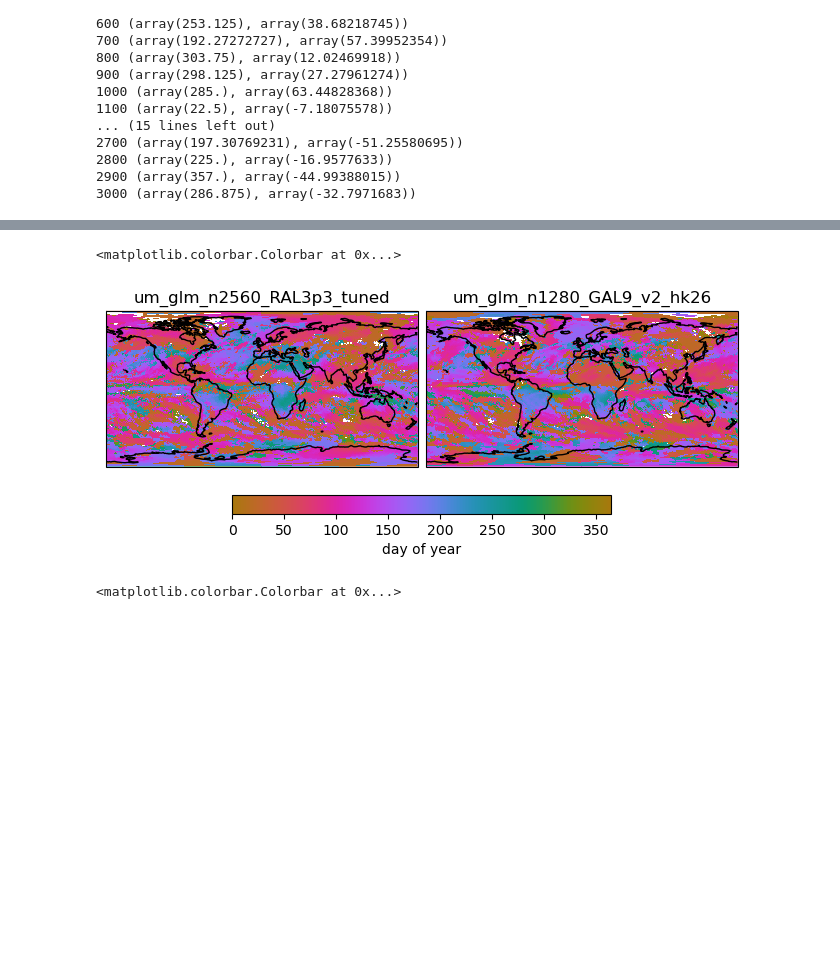
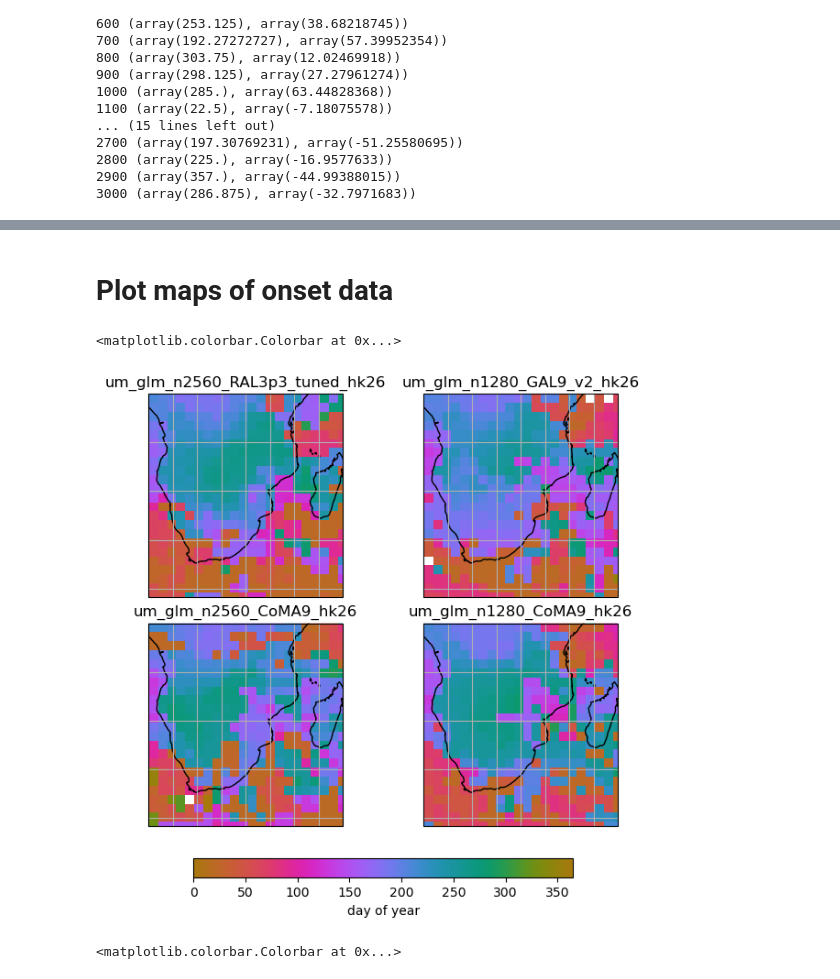
Before and after one commit to fran-morris-research/hackathon-monsoons, a Jupyter notebook: onset_identification/onset_period_visualisation.ipynb, the cells around one changed output, grey strips where cells are left out. Saved outputs shown, nothing was run; the diff lists cells and outputs as text; code cells hidden in the pictures; blank space fills up the shorter version.

Commit message:
tidying up visualisation

```diff
--- a/onset_identification/onset_period_visualisation.ipynb
+++ b/onset_identification/onset_period_visualisation.ipynb
@@ -86,7 +86,7 @@ def onset_period(
         if pp.mean(dim="time") < precip_threshold:
             return np.array([np.nan]), np.array([np.nan])
 
-    elif intensity_threshold:
+    if intensity_threshold:
         ons_ix=0
         while ons_ix in range(len(fd)):
             this_grd_mean = (grd[fd[ons_ix] : fd[ons_ix] + lns[ons_ix]]).mean()
@@ -172,13 +172,15 @@ for cell_ix in range(len(ds.pr.cell)):
 # %%
 fwin=60
 minlen=30
-for cell_ix in [2250]:
+for cell_ix in [3050]:
     color=plt.cm.viridis(cell_ix/len(ds.pr.cell))
-    pp = ds.pr.isel(cell=cell_ix).resample(time="1D").mean()
+    pp = ds.pr.isel(cell=cell_ix).resample(time="1D").mean()*3600
 
     flt = optb.butterworth(pp, fwin)
     grd = np.gradient(flt)
     fds, lds = onset_period_1d(pp,pp.time,refine=False,intensity_threshold=pp.mean()/100)
+    fds, lds = onset_period_1d(pp,pp.time,refine=False,intensity_threshold=None)
+    # fds, lds = onset_period_1d(pp,pp.time,refine=False,precip_threshold=None,intensity_threshold=pp.mean()/100/3600)
 
     fig, ax = plt.subplots()
 
@@ -202,0 +205,6 @@ for cell_ix in [2250]:
+# %%
+def constrain_healpix(ds, left, right, bottom, top):
+    region_mask = (
+        (ds.lon > left) & (ds.lon < right) & (ds.lat > bottom) & (ds.lat < top)
+    )
+    return ds.where(region_mask)
@@ -203,46 +249,52 @@ for cell_ix in [2250]:
+# %% [markdown]
+# Plot maps of onset data
 # %%
 projection = ccrs.PlateCarree()
 fig, axes = plt.subplots(
-    1,
+    2,
     2,
     # height_ratios=[1] * len(zooms) + [0.1],
-    # figsize=(6, 10),
+    figsize=(6,6),
     subplot_kw={"projection": projection},
     layout="constrained",
 )
-sim="um_glm_n2560_RAL3p3_tuned"
-axes[0].coastlines()
-axes[0].set_global()
-da = xr.open_dataarray(
-    f"onset_dates/{sim}_hk26_zoom_6_first_days.nc"
-).sel(period=0)
-m=da.plot(cmap=cmo.cm.phase,vmin=0,vmax=365, ax=axes[0],add_colorbar=False)
-axes[0].set_title(sim)
 
-sim="um_glm_n1280_GAL9_v2_hk26"
-axes[1].coastlines()
-axes[1].set_global()
-da = xr.open_dataarray(
-    f"onset_dates/{sim}_zoom_6_first_days.nc"
-).sel(period=0)
-m=da.plot(cmap=cmo.cm.phase,vmin=0,vmax=365, ax=axes[1],add_colorbar=False)
-axes[1].set_title(sim)
+zoom=5
+def plot_ax(ax,sim,extent=None):
+    if extent:
+        ax.set_extent(extent)
+    else:
+        ax.set_global()
+    da = xr.open_dataarray(
+    f"onset_dates/{sim}_zoom_{zoom}_first_days.nc"
+        ).sel(period=0)
+    m=da.plot(cmap=cmo.cm.phase,vmin=0,vmax=365, ax=ax,add_colorbar=False)
+    ax.set_title(sim)
+    ax.coastlines()
+    ax.gridlines()
+    return ax,m
 
-# im=egh.healpix_show(da,cmap=cmo.cm.phase)
-# plt.colorbar(im)
+left=10
+right=50
+bottom=-40
+top=-0
+ax,m=plot_ax(axes[0,0],"um_glm_n2560_RAL3p3_tuned_hk26",[left,right,bottom,top])
+ax,m=plot_ax(axes[0,1],"um_glm_n1280_GAL9_v2_hk26",[left,right,bottom,top])
+ax,m=plot_ax(axes[1,0],"um_glm_n2560_CoMA9_hk26",[left,right,bottom,top])
+ax,m=plot_ax(axes[1,1],"um_glm_n1280_CoMA9_hk26",[left,right,bottom,top])
 
 fig.colorbar(
         m,
         ax=axes.ravel().tolist(),
         orientation="horizontal",
         fraction=0.05,
         pad=0.07,
         shrink=0.7,
         label="day of year",
 )
 # %% [output]
 <matplotlib.colorbar.Colorbar at 0x...>
-[figure, old version]
+[figure, new version]
 # %%
 projection = ccrs.PlateCarree()
 fig, axes = plt.subplots(
```
Also changed, not shown: parts of 2 cells of this notebook.
